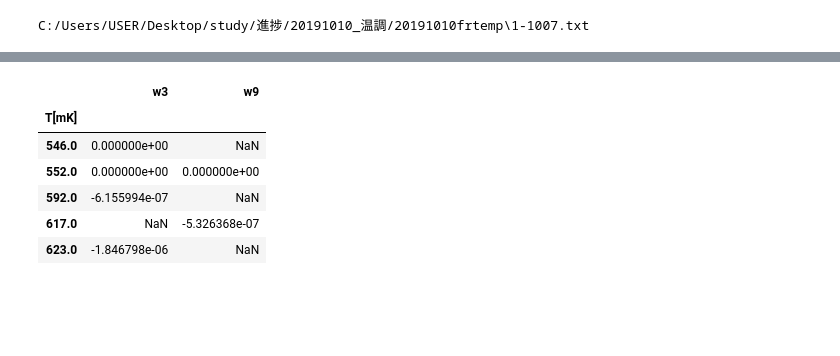
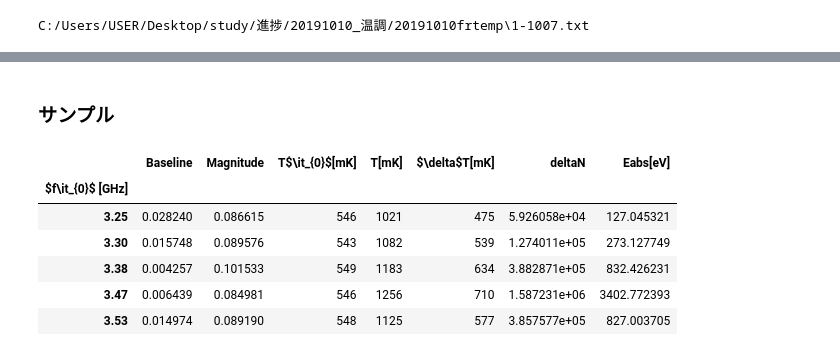
Before and after one commit to T-Ando6630/naruse-lab, a Jupyter notebook: Teffect.ipynb, the cells around one changed output, grey strips where cells are left out. Saved outputs shown, nothing was run; the diff lists cells and outputs as text; code cells hidden in the pictures; blank space fills up the shorter version.

```diff
--- a/Teffect.ipynb
+++ b/Teffect.ipynb
@@ -141,14 +381,19 @@ os.chdir(InitialDir)
+# %% [markdown]
+### サンプル
 # %%
+#ファイルをインポート
 root = tkinter.Tk()
 root.withdraw()
-file = filedialog.askopenfilename(title ="Import dir",filetypes=[('CSV','*.csv')])
-data = pd.read_csv(file,engine='python',header=0,index_col=0)
-data.head()
+file = tkinter.filedialog.askopenfilename(title='import result CSV',
+                                          filetypes = [("datafiles","*.csv;*.txt;*.dat;*.hws")])
+
+result = pd.read_csv(file,engine='python',header=0,index_col=0)
+result.head()
 # %% [output]
-|  | w3 | w9 |
-| T[mK] |  |  |
-| 546.0 | 0.000000e+00 | NaN |
-| 552.0 | 0.000000e+00 | 0.000000e+00 |
-| 592.0 | -6.155994e-07 | NaN |
-| 617.0 | NaN | -5.326368e-07 |
-| 623.0 | -1.846798e-06 | NaN |
+|  | Baseline | Magnitude | T$\it_{0}$[mK] | T[mK] | $\delta$T[mK] | deltaN | Eabs[eV] |
+| $f\it_{0}$ [GHz] |  |  |  |  |  |  |  |
+| 3.25 | 0.028240 | 0.086615 | 546 | 1021 | 475 | 5.926058e+04 | 127.045321 |
+| 3.30 | 0.015748 | 0.089576 | 543 | 1082 | 539 | 1.274011e+05 | 273.127749 |
+| 3.38 | 0.004257 | 0.101533 | 549 | 1183 | 634 | 3.882871e+05 | 832.426231 |
+| 3.47 | 0.006439 | 0.084981 | 546 | 1256 | 710 | 1.587231e+06 | 3402.772393 |
+| 3.53 | 0.014974 | 0.089190 | 548 | 1125 | 577 | 3.857577e+05 | 827.003705 |
```
Also changed, not shown: parts of 30 cells of this notebook.
